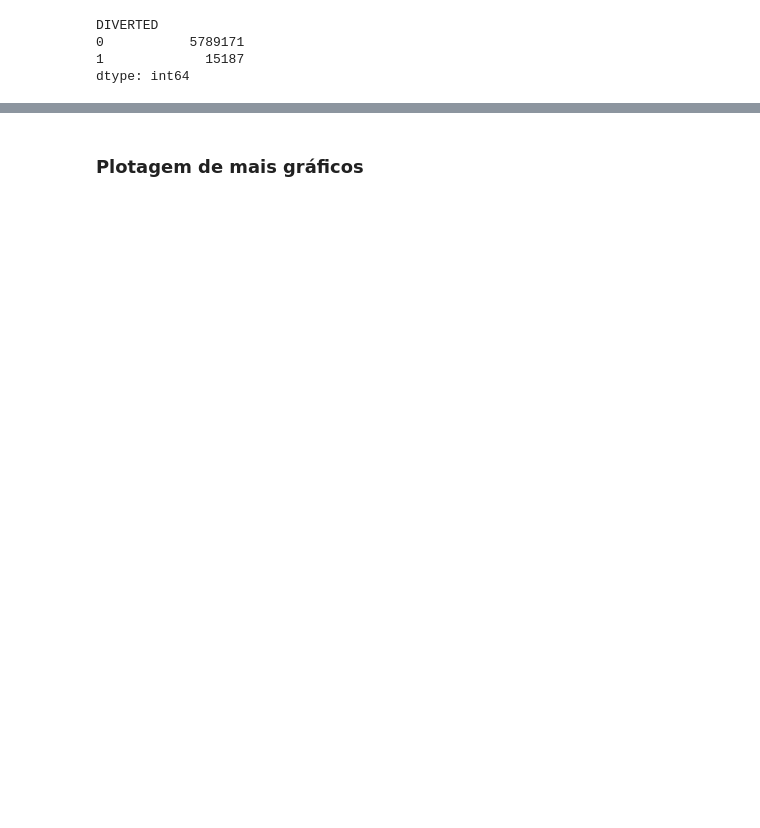
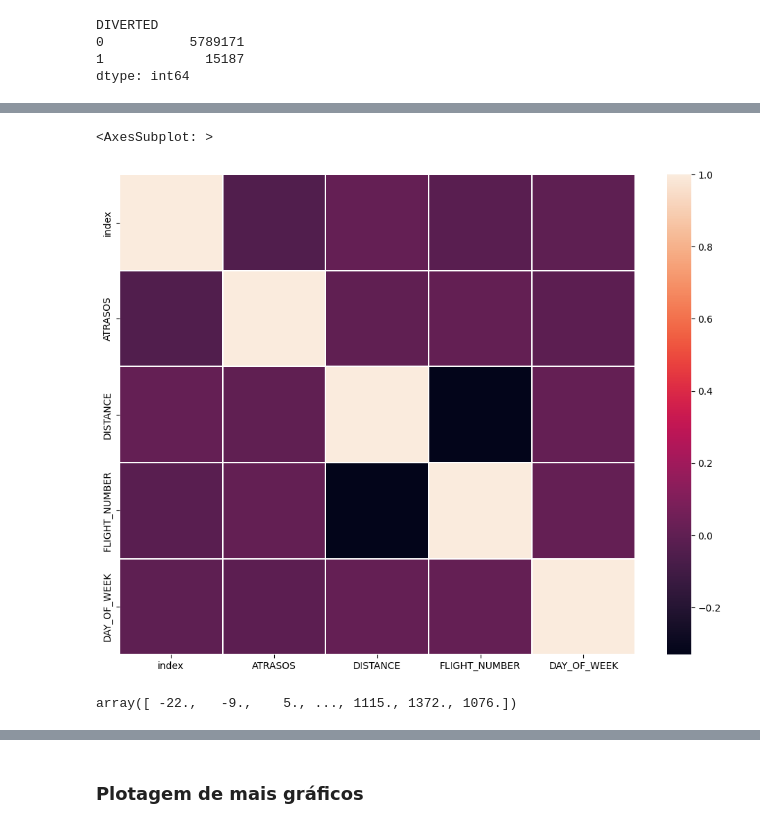
Before and after one commit to GingerLeh/atrasoVoos, a Jupyter notebook: analise.ipynb, the cells around one changed output, grey strips where cells are left out. Drawn from its saved outputs; the diff is of its cells as text; code cells hidden in the pictures; blank space fills up the shorter version.

```diff
--- a/analise.ipynb
+++ b/analise.ipynb
@@ -861,3 +941,15 @@ dfNumericos = dfNumericos.drop(columns=['ORIGIN_AIRPORT','AIRLINE','TAIL_NUMBER'
+# %%
+plt.figure(figsize=(12, 9))
+correlacao = dfHipotese3.corr()
+plot = sn.heatmap(correlacao, annot = False, fmt=".1f", linewidths=.1)
+plot
+# %% [output]
+<AxesSubplot: >
+[figure, added]
+# %%
+dfNumericos['ARRIVAL_DELAY'].unique()
+# %% [output]
+array([ -22.,   -9.,    5., ..., 1115., 1372., 1076.])
 # %%
 dfNumericos
 # %% [output]
```
Also changed, not shown: parts of 70 cells of this notebook.
